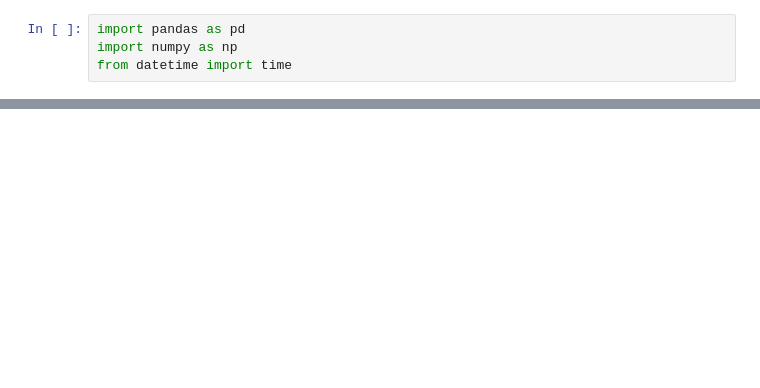
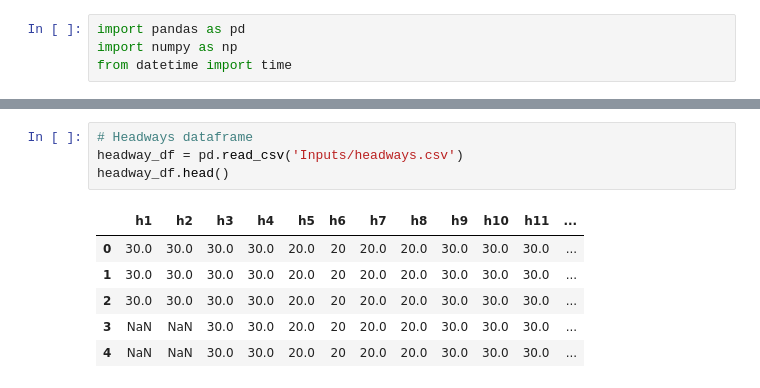
Before and after one commit to ricardo3709/FerryILP, a Jupyter notebook: load_ferry_data.ipynb, the cells around one changed output, grey strips where cells are left out. Cells and saved outputs as stored; diff of their text form; blank space fills up the shorter version.

```diff
--- a/load_ferry_data.ipynb
+++ b/load_ferry_data.ipynb
@@ -320,0 +73,11 @@ for s in Zset:
+# %%
+# Headways dataframe
+headway_df = pd.read_csv('Inputs/headways.csv')
+headway_df.head()
+# %% [output]
+|  | h1 | h2 | h3 | h4 | h5 | h6 | h7 | h8 | h9 | h10 | h11 | ... |
+| 0 | 30.0 | 30.0 | 30.0 | 30.0 | 20.0 | 20 | 20.0 | 20.0 | 30.0 | 30.0 | 30.0 | ... |
+| 1 | 30.0 | 30.0 | 30.0 | 30.0 | 20.0 | 20 | 20.0 | 20.0 | 30.0 | 30.0 | 30.0 | ... |
+| 2 | 30.0 | 30.0 | 30.0 | 30.0 | 20.0 | 20 | 20.0 | 20.0 | 30.0 | 30.0 | 30.0 | ... |
+| 3 | NaN | NaN | 30.0 | 30.0 | 20.0 | 20 | 20.0 | 20.0 | 30.0 | 30.0 | 30.0 | ... |
+| 4 | NaN | NaN | 30.0 | 30.0 | 20.0 | 20 | 20.0 | 20.0 | 30.0 | 30.0 | 30.0 | ... |
```
Also changed, not shown: parts of 74 cells of this notebook.
